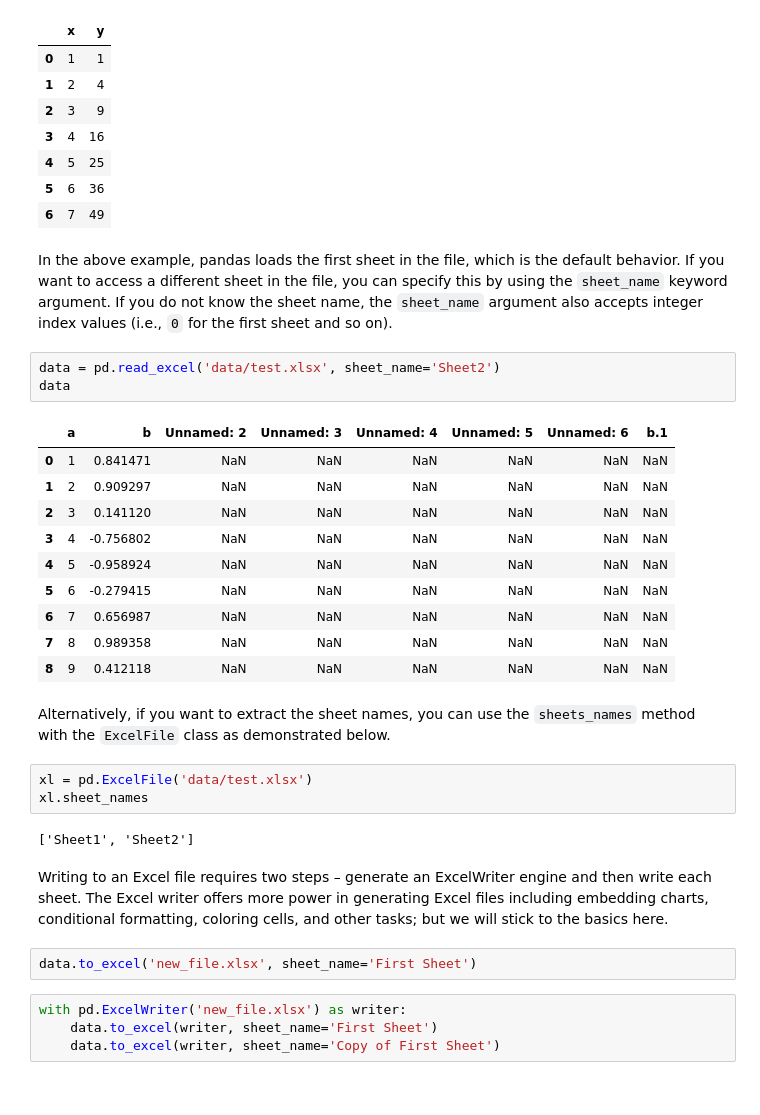
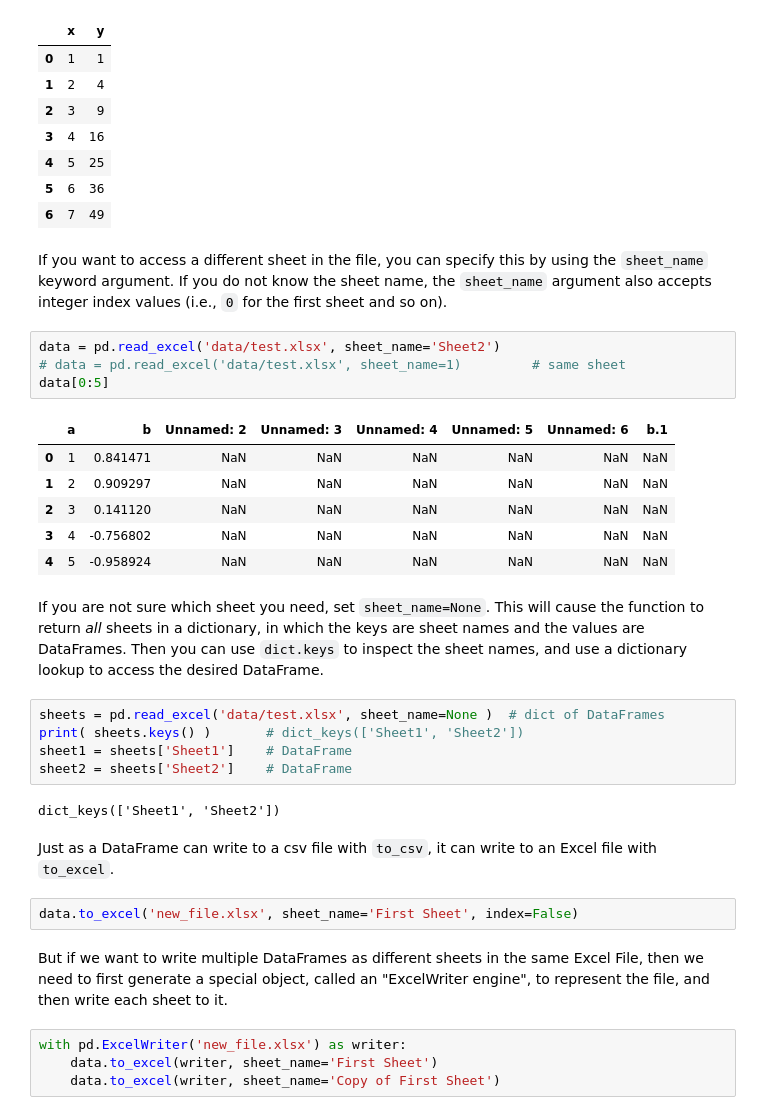
Before and after one commit to garcias/SciCompforChemists, a Jupyter notebook: notebooks/chapter_05/chap_05_notebook.ipynb, the cells around one changed output. Drawn from its saved outputs; the diff is of its cells as text.

```diff
--- a/notebooks/chapter_05/chap_05_notebook.ipynb
+++ b/notebooks/chapter_05/chap_05_notebook.ipynb
@@ -364,32 +386,33 @@ pd.read_excel('data/test.xlsx')
 | 5 | 6 | 36 |
 | 6 | 7 | 49 |
 # %% [markdown]
-In the above example, pandas loads the first sheet in the file, which is the default behavior. If you want to access a different sheet in the file, you can specify this by using the `sheet_name` keyword argument. If you do not know the sheet name, the `sheet_name` argument also accepts integer index values (i.e., `0` for the first sheet and so on).
+If you want to access a different sheet in the file, you can specify this by using the `sheet_name` keyword argument. If you do not know the sheet name, the `sheet_name` argument also accepts integer index values (i.e., `0` for the first sheet and so on).
 # %%
 data = pd.read_excel('data/test.xlsx', sheet_name='Sheet2')
-data
+# data = pd.read_excel('data/test.xlsx', sheet_name=1)         # same sheet
+data[0:5]
 # %% [output]
 |  | a | b | Unnamed: 2 | Unnamed: 3 | Unnamed: 4 | Unnamed: 5 | Unnamed: 6 | b.1 |
 | 0 | 1 | 0.841471 | NaN | NaN | NaN | NaN | NaN | NaN |
 | 1 | 2 | 0.909297 | NaN | NaN | NaN | NaN | NaN | NaN |
 | 2 | 3 | 0.141120 | NaN | NaN | NaN | NaN | NaN | NaN |
 | 3 | 4 | -0.756802 | NaN | NaN | NaN | NaN | NaN | NaN |
 | 4 | 5 | -0.958924 | NaN | NaN | NaN | NaN | NaN | NaN |
-| 5 | 6 | -0.279415 | NaN | NaN | NaN | NaN | NaN | NaN |
-| 6 | 7 | 0.656987 | NaN | NaN | NaN | NaN | NaN | NaN |
-| 7 | 8 | 0.989358 | NaN | NaN | NaN | NaN | NaN | NaN |
-| 8 | 9 | 0.412118 | NaN | NaN | NaN | NaN | NaN | NaN |
 # %% [markdown]
-Alternatively, if you want to extract the sheet names, you can use the `sheets_names` method with the `ExcelFile` class as demonstrated below.
+If you are not sure which sheet you need, set `sheet_name=None`. This will cause the function to return *all* sheets in a dictionary, in which the keys are sheet names and the values are DataFrames. Then you can use `dict.keys` to inspect the sheet names, and use a dictionary lookup to access the desired DataFrame.
 # %%
-xl = pd.ExcelFile('data/test.xlsx')
-xl.sheet_names
+sheets = pd.read_excel('data/test.xlsx', sheet_name=None )  # dict of DataFrames
+print( sheets.keys() )       # dict_keys(['Sheet1', 'Sheet2'])
+sheet1 = sheets['Sheet1']    # DataFrame
+sheet2 = sheets['Sheet2']    # DataFrame
 # %% [output]
-['Sheet1', 'Sheet2']
+dict_keys(['Sheet1', 'Sheet2'])
 # %% [markdown]
-Writing to an Excel file requires two steps – generate an ExcelWriter engine and then write each sheet. The Excel writer offers more power in generating Excel files including embedding charts, conditional formatting, coloring cells, and other tasks; but we will stick to the basics here.
+Just as a DataFrame can write to a csv file with `to_csv`, it can write to an Excel file with `to_excel`.
 # %%
-data.to_excel('new_file.xlsx', sheet_name='First Sheet')
+data.to_excel('new_file.xlsx', sheet_name='First Sheet', index=False)
+# %% [markdown]
+But if we want to write multiple DataFrames as different sheets in the same Excel File, then we need to first generate a special object, called an "ExcelWriter engine", to represent the file, and then write each sheet to it.
 # %%
 with pd.ExcelWriter('new_file.xlsx') as writer:
     data.to_excel(writer, sheet_name='First Sheet')
```
Also changed, not shown: parts of 18 cells of this notebook.
